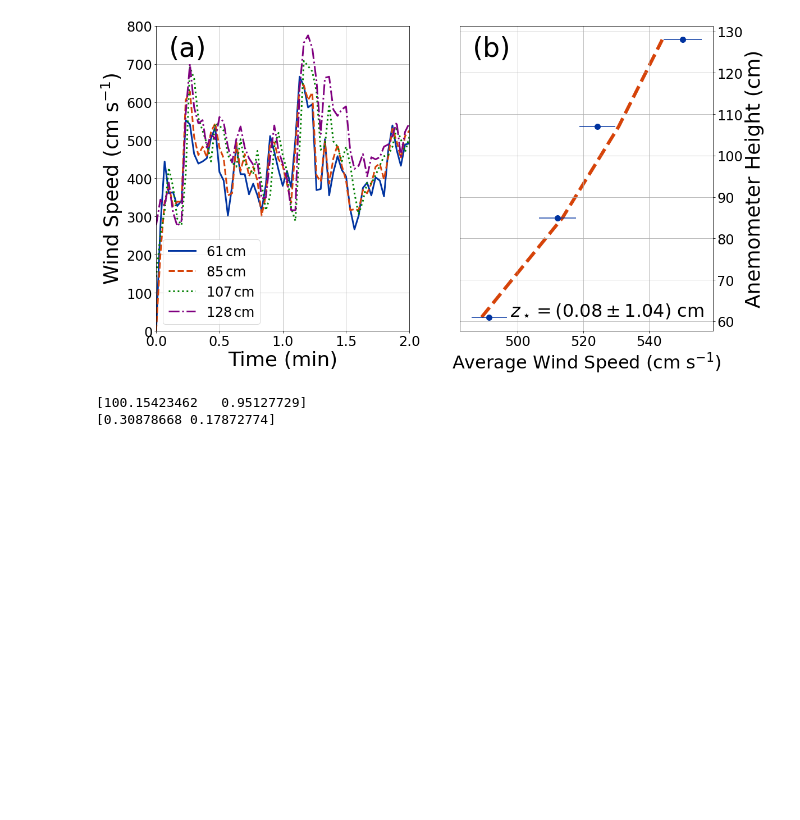
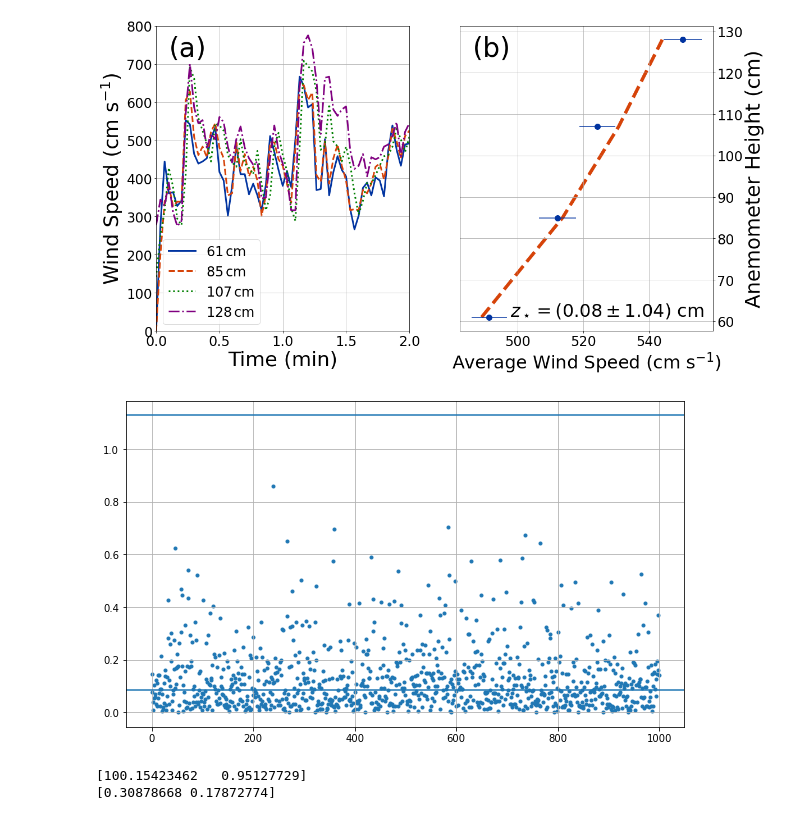
Before and after one commit to BoiseStatePlanetary/Optimizing-Number-and-Placement-of-Anemometers, a Jupyter notebook: figures and data/Field Experiments/Alamosa_Parking_Lot_Experiments/Experimenting with roughness scale measurements.ipynb, the cells around one changed output. Drawn from its saved outputs; the diff is of its cells as text; code cells hidden in the pictures; blank space fills up the shorter version.

Commit message:
Numerical simulation to check analytic result for sigma_zstar
By generating a thousand samplings of slope and intercept using their individual uncertainty estimates, I have tried to check what to expect for z_\star uncertainty. The results from this numerical simulation don't agree at all with the analytic results. I need to re-think the analytics.

```diff
--- a/figures and data/Field Experiments/Alamosa_Parking_Lot_Experiments/Experimenting with roughness scale measurements.ipynb
+++ b/figures and data/Field Experiments/Alamosa_Parking_Lot_Experiments/Experimenting with roughness scale measurements.ipynb
@@ -122,6 +122,23 @@ ax2.set_xlabel(r'Average Wind Speed (${\rm cm\ s^{-1}}$)', fontsize=32)
 [11.73897133  5.6865998 ]
 Text(0.5, 0, 'Average Wind Speed (${\\rm cm\\ s^{-1}}$)')
 [figure]
+# %%
+# Checking that the uncertainties I'm estimating for z_\star make sense
+
+num_tries = 1000
+trial_slopes = normal(size=num_tries, scale=unc[0]) + popt[0]
+trial_intercepts = normal(size=num_tries, scale=unc[1]) + popt[1]
+
+trial_zstars = calc_zstar_from_slope_and_intercept(np.min(x), trial_slopes, trial_intercepts)
+
+fig = plt.figure(figsize=(10, 6))
+plt.scatter(np.arange(num_tries), trial_zstars, marker=".")
+plt.axhline(zstar)
+# plt.axhline(zstar - sigma_zstar)
+plt.axhline(zstar + sigma_zstar)
+plt.grid(True)
+# %% [output]
+[figure, added]
 # %%
 m = 100.
 b = 1.
```
